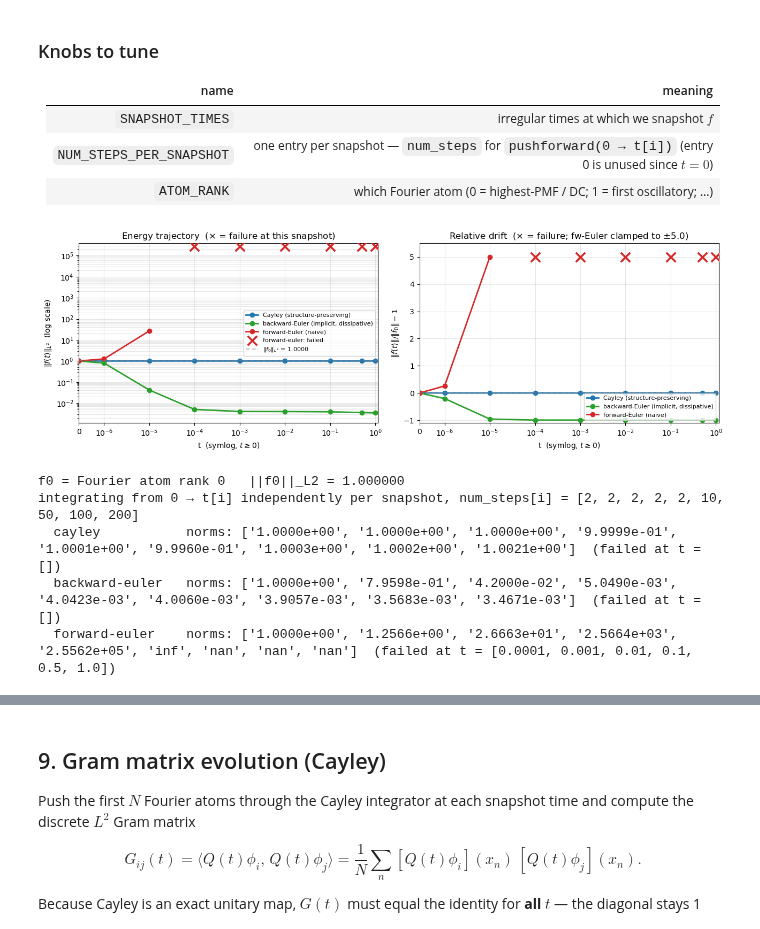
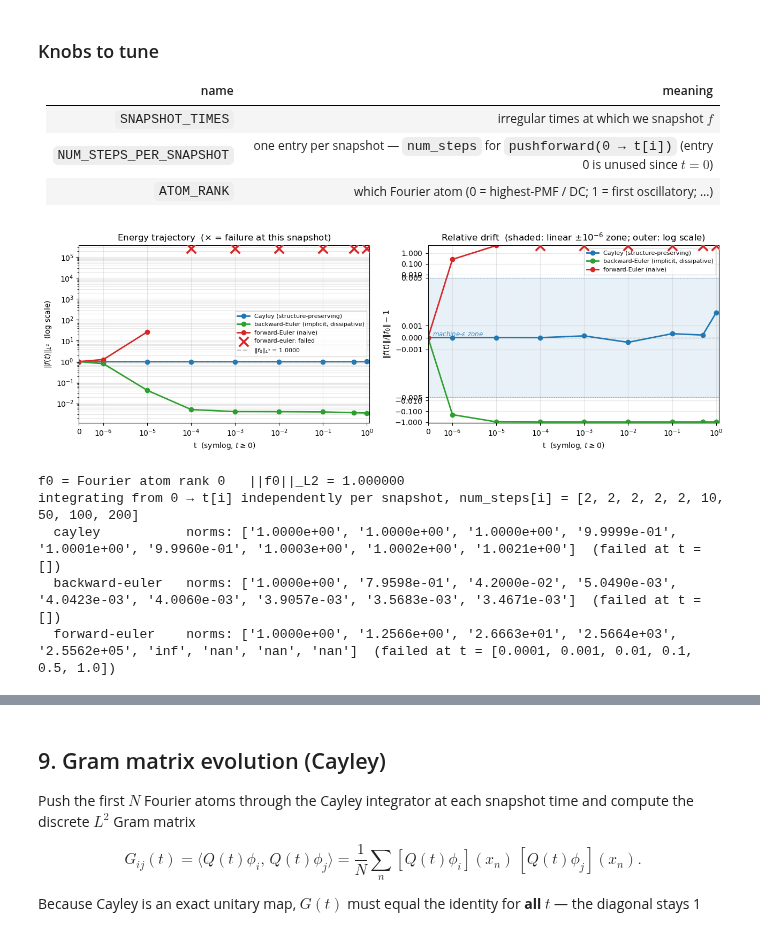
Before and after one commit to HamidrezaKmK/Learning-ONBs, a Jupyter notebook: notebooks/fpca_1d.ipynb, the cells around one changed output, grey strips where cells are left out. Drawn from its saved outputs; the diff is of its cells as text; code cells hidden in the pictures.

```diff
--- a/notebooks/fpca_1d.ipynb
+++ b/notebooks/fpca_1d.ipynb
@@ -611,15 +598,18 @@ We push the **first Fourier atom** through the trained isometry under each integ
 | `ATOM_RANK` | which Fourier atom (0 = highest-PMF / DC; 1 = first oscillatory; …) |
 # %%
 from infidictionary.utils import norm2
+import matplotlib.ticker as mticker
 
 # ─── tunable knobs ──────────────────────────────────────────────────────────
 SNAPSHOT_TIMES         = [0.0, 1e-6, 1e-5, 1e-4, 1e-3, 0.01, 0.1, 0.5, 1.0]
-NUM_STEPS_PER_SNAPSHOT = [2,   2,    2, 2, 2, 10,   50,  100, 200]   # entry 0 unused (t=0)
+NUM_STEPS_PER_SNAPSHOT = [2,   2,    2,    2,    2,    10,   50,  100, 200]   # entry 0 unused (t=0)
 ATOM_RANK              = 0   # 0 = highest-PMF Fourier atom (DC)
 # ────────────────────────────────────────────────────────────────────────────
 
 # ─── visualisation knobs ────────────────────────────────────────────────────
-DRIFT_CLIP = 5.0
+DRIFT_CLIP    = 5.0
+ZOOM_THRESH   = 5e-3   # symlog linthresh: this half-width is the linear "zoom" zone
+ZOOM_LINSCALE = 5.0    # linear region gets 5× the height of one log-decade → massive zoom
 # ────────────────────────────────────────────────────────────────────────────
 
 assert len(NUM_STEPS_PER_SNAPSHOT) == len(SNAPSHOT_TIMES), (
@@ -631,7 +621,7 @@ N_TEST   = 1024
 x_test   = LineSegmentSampler(stratified=True, add_noise=False).sample(N_TEST).to(device)
 lad_test = torch.zeros(N_TEST, device=device)
 
-# Build f0 = ATOM_RANK-th Fourier atom (sorted by PMF descending — same convention as cell 9).
+# Build f0 = ATOM_RANK-th Fourier atom (sorted by PMF descending).
 with torch.no_grad():
     _idx_all = initial_dictionary.get_truncated_indices(2).to(device)
     _nu_all  = initial_dictionary.get_index_pmfs(_idx_all)
@@ -647,7 +637,7 @@ with torch.no_grad():
     norms  = {m: [norm0] for m in methods}
     frames = {m: [f0[0].clone()] for m in methods}
 
-    # For each method, integrate from t=0 up to t[i] independently with num_steps[i].
+    # Each snapshot integrated from-scratch (0 → t[i]) with its own num_steps[i].
     for m in methods:
         for i in range(1, len(SNAPSHOT_TIMES)):
             t_target = SNAPSHOT_TIMES[i]
@@ -665,11 +655,11 @@ STYLES = {
 }
 
 explosion_threshold = 1e3 * norm0
+
 def _failure_mask(arr):
     a = np.asarray(arr, dtype=float)
     return (~np.isfinite(a)) | (a > explosion_threshold)
 
-# Symlog axis with linear region near 0; xlim clips the negative side.
 def _set_time_axis(ax):
     ax.set_xscale('symlog', linthresh=max(min(ts[ts > 0]) / 2, 1e-6), linscale=0.5)
     ax.set_xlim(0, max(ts) * 1.15)
@@ -681,67 +671,82 @@ fig, axes = plt.subplots(1, 2, figsize=(13, 4.4))
 ax = axes[0]
 for m in methods:
     arr   = np.asarray(norms[m], dtype=float)
-    fail  = _failure_mask(arr)
-    valid = ~fail
+    valid = ~_failure_mask(arr)
     if valid.any():
-        ax.semilogy(ts[valid], arr[valid], lw=2, marker='o', markersize=6,
-                    **STYLES[m])
+        ax.semilogy(ts[valid], arr[valid], lw=2, marker='o', markersize=6, **STYLES[m])
 
-# Y-bounds based on what's actually finite.
 finite_vals = np.concatenate([np.asarray(norms[m]) for m in methods])
 finite_vals = finite_vals[np.isfinite(finite_vals) & (finite_vals > 0)]
-y_top = max(finite_vals.max(), explosion_threshold) * 1.5 if finite_vals.size else explosion_threshold
-y_bot = max(finite_vals.min() / 3, 1e-3 * norm0) if finite_vals.size else 1e-3 * norm0
+y_top_e = max(finite_vals.max(), explosion_threshold) * 1.5 if finite_vals.size else explosion_threshold
+y_bot_e = max(finite_vals.min() / 3, 1e-3 * norm0) if finite_vals.size else 1e-3 * norm0
 
-# X markers for failure snapshots — placed near the top of the plot.
 for m in methods:
     arr  = np.asarray(norms[m], dtype=float)
     fail = _failure_mask(arr)
     if fail.any():
-        ax.scatter(ts[fail], np.full(fail.sum(), y_top * 0.7),
+        ax.scatter(ts[fail], np.full(fail.sum(), y_top_e * 0.7),
                    marker='x', s=160, linewidths=2.6,
-                   color=STYLES[m]['color'], zorder=10,
-                   label=f'{m}: failed')
+                   color=STYLES[m]['color'], zorder=10, label=f'{m}: failed')
 
 ax.axhline(norm0, color='gray', ls='--', alpha=0.5,
            label=f'$\\|f_0\\|_{{L^2}}$ = {norm0:.4f}')
 _set_time_axis(ax)
-ax.set_ylim(y_bot, y_top)
+ax.set_ylim(y_bot_e, y_top_e)
 ax.set_ylabel(r'$\|f(t)\|_{L^2}$  (log scale)')
 ax.set_title(r'Energy trajectory  ($\times$ = failure at this snapshot)')
-ax.legend(loc='best', fontsize=8); ax.grid(alpha=0.3, which='both')
+ax.legend(loc='best', fontsize=8)
+ax.grid(alpha=0.3, which='both')
 
-# ── Right: relative drift, fw-Euler clamped, X marks failures ───────────────
+# ── Right: symlog relative drift — linear zone ±1e-6 is massively zoomed ─────
 ax = axes[1]
+
 for m in methods:
     arr   = np.asarray(norms[m], dtype=float)
     fail  = _failure_mask(arr)
-    valid = ~fail
-    drift = np.where(valid, arr / norm0 - 1, np.nan)
+    drift = np.where(~fail, arr / norm0 - 1.0, np.nan)
     drift = np.clip(drift, -DRIFT_CLIP, DRIFT_CLIP)
     ax.plot(ts, drift, lw=2, marker='o', markersize=6, **STYLES[m])
     if fail.any():
-        ax.scatter(ts[fail], np.full(fail.sum(), DRIFT_CLIP),
+        ax.scatter(ts[fail], np.full(fail.sum(), DRIFT_CLIP * 0.9),
                    marker='x', s=160, linewidths=2.6,
                    color=STYLES[m]['color'], zorder=10)
 
-ax.axhline(0, color='gray', ls='--', alpha=0.5)
+# Shade the linear machine-ε zone and mark its boundaries
+ax.axhspan(-ZOOM_THRESH, ZOOM_THRESH, alpha=0.10, color='C0', zorder=0)
+ax.axhline( ZOOM_THRESH, color='C0', ls=':', lw=0.9, alpha=0.55)
+ax.axhline(-ZOOM_THRESH, color='C0', ls=':', lw=0.9, alpha=0.55)
+ax.axhline(0, color='gray', ls='--', alpha=0.4, lw=1)
+
 _set_time_axis(ax)
+ax.set_yscale('symlog', linthresh=ZOOM_THRESH, linscale=ZOOM_LINSCALE)
+ax.set_ylim(-1.2, DRIFT_CLIP * 1.1)
+
+# Add ±linthresh as explicit tick marks so the zone boundary is labelled
+_existing = list(ax.get_yticks())
+ax.set_yticks(sorted(set(_existing + [-ZOOM_THRESH, 0.0, ZOOM_THRESH])))
+ax.yaxis.set_major_formatter(mticker.ScalarFormatter(useMathText=True))
+ax.ticklabel_format(axis='y', style='sci', scilimits=(-1, 1))
+
 ax.set_ylabel(r'$\|f(t)\|/\|f_0\| - 1$')
-ax.set_title(rf'Relative drift  ($\times$ = failure; fw-Euler clamped to $\pm${DRIFT_CLIP})')
-ax.set_ylim(-1.1, DRIFT_CLIP * 1.1)
-ax.legend(fontsize=8); ax.grid(alpha=0.3, which='both')
+ax.set_title(rf'Relative drift  (shaded: linear $\pm10^{{-6}}$ zone; outer: log scale)')
+ax.legend(fontsize=8)
+ax.grid(alpha=0.3, which='both')
 
-plt.tight_layout(); plt.show()
+# Annotate the zoomed strip
+ax.text(0.015, 0.50, r'machine-$\varepsilon$ zone', transform=ax.transAxes,
+        ha='left', va='center', fontsize=8.5, color='C0', style='italic', alpha=0.85)
+
+plt.tight_layout()
+plt.show()
 
 print(f'f0 = Fourier atom rank {ATOM_RANK}   ||f0||_L2 = {norm0:.6f}')
 print(f'integrating from 0 → t[i] independently per snapshot, num_steps[i] = {NUM_STEPS_PER_SNAPSHOT}')
 for m in methods:
     arr  = np.asarray(norms[m], dtype=float)
     fail = _failure_mask(arr)
     print(f'  {m:16s} norms: {[f"{v:.4e}" for v in arr]}  (failed at t = {ts[fail].tolist()})')
 # %% [output]
-[figure, old version]
+[figure, new version]
 f0 = Fourier atom rank 0   ||f0||_L2 = 1.000000
 integrating from 0 → t[i] independently per snapshot, num_steps[i] = [2, 2, 2, 2, 2, 10, 50, 100, 200]
   cayley           norms: ['1.0000e+00', '1.0000e+00', '1.0000e+00', '9.9999e-01', '1.0001e+00', '9.9960e-01', '1.0003e+00', '1.0002e+00', '1.0021e+00']  (failed at t = [])
```
Also changed, not shown: parts of 4 cells of this notebook, 4 other files.
